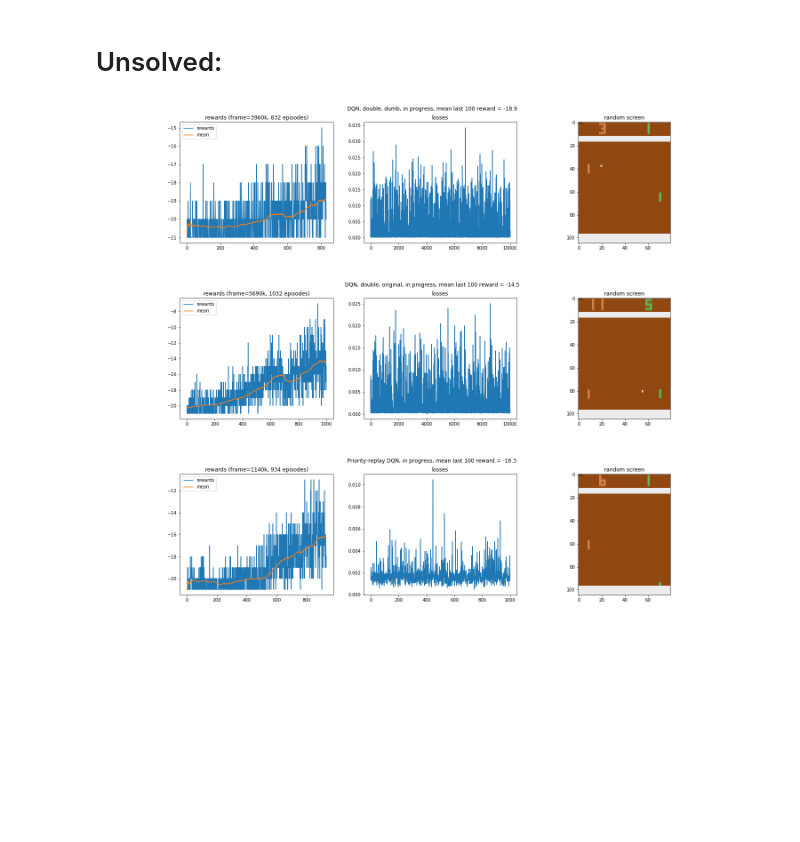
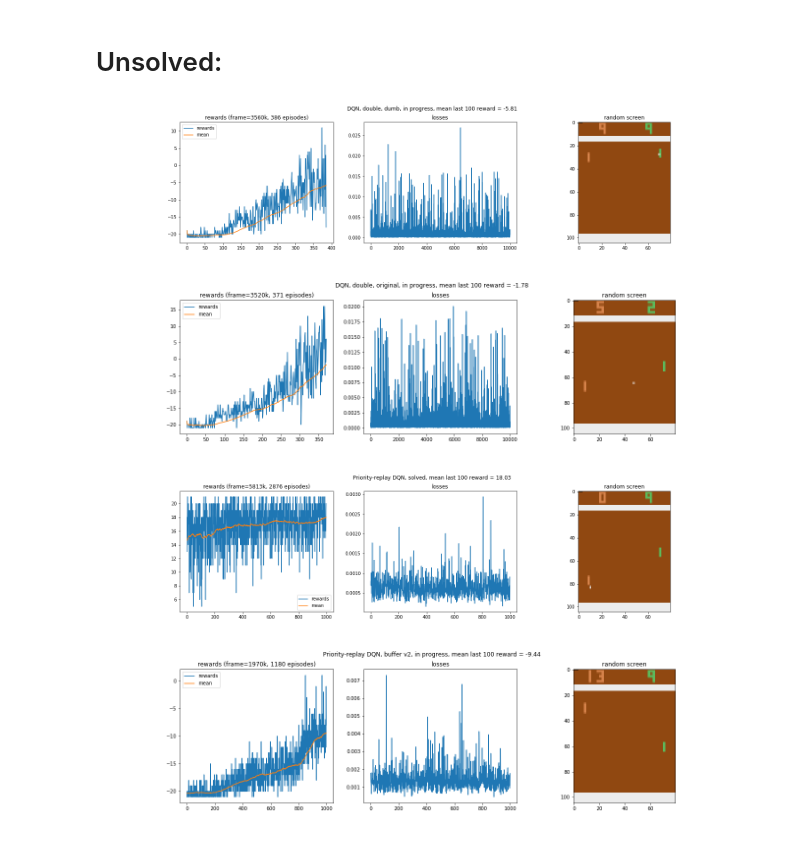
Before and after one commit to ivan-filonov/openai-0, a Jupyter notebook: scripts/check-scripts.ipynb, the cells around one changed output. Saved outputs shown, nothing was run; the diff lists cells and outputs as text; code cells hidden in the pictures; blank space fills up the shorter version.

Commit message:
2019-06-05	14:52: converged dqn with naive priority buffer;

```diff
--- a/scripts/check-scripts.ipynb
+++ b/scripts/check-scripts.ipynb
@@ -67,12 +67,14 @@ display_image('../jupyter/pong/state-pong-raw-dqn.png')
 # %%
 while True:
     clear_output(False)
     #probe_state('tennis-cnn-a2c-pytorch', './tennis/state-tennis-cnn-a2c-pytorch.png')
     display_image('../jupyter/pong/state-pong-double-dqn-dumb.png')
     display_image('../jupyter/pong/state-pong-double-dqn-original.png')
     display_image('../jupyter/pong/state-pong-priority-replay-dqn.png')
+    display_image('../jupyter/pong/state-pong-priority-replay-v2-dqn.png')
     time.sleep(15 * 60)
 # %% [output]
-[figure, old version]
+[figure, new version]
-[figure, old version]
+[figure, new version]
-[figure, old version]
+[figure, new version]
+[figure, added]
```
Also changed, not shown: 5 other files.
